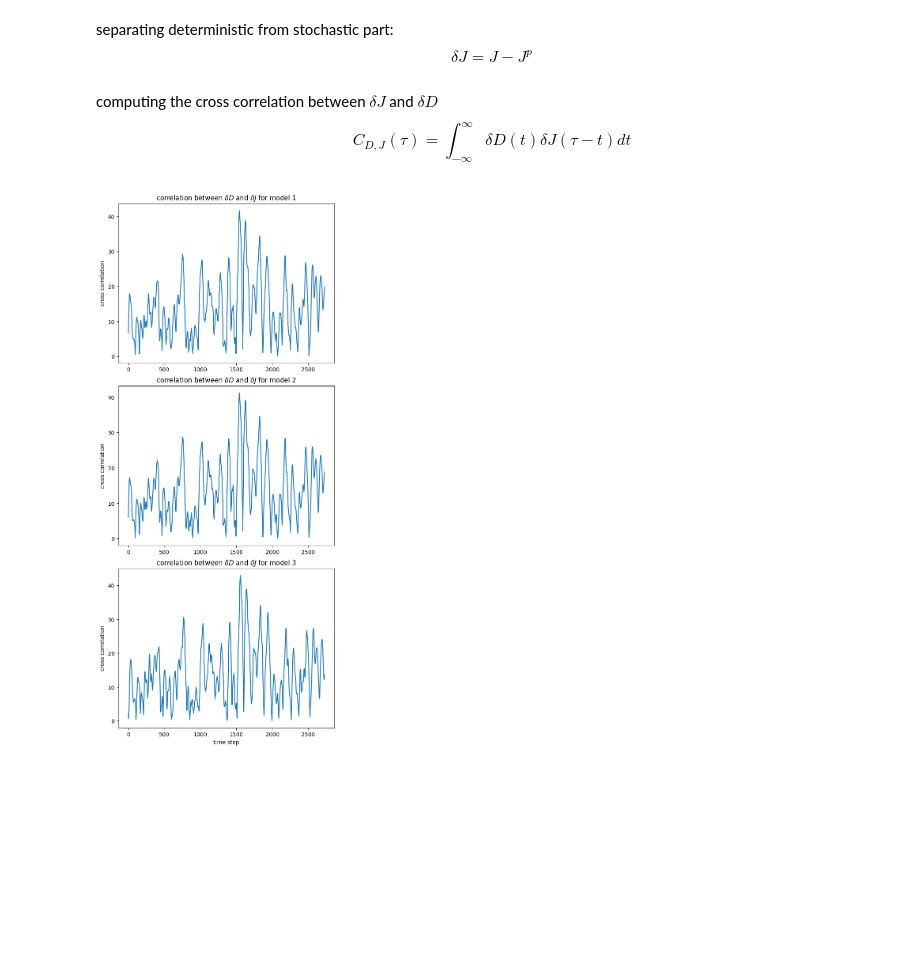
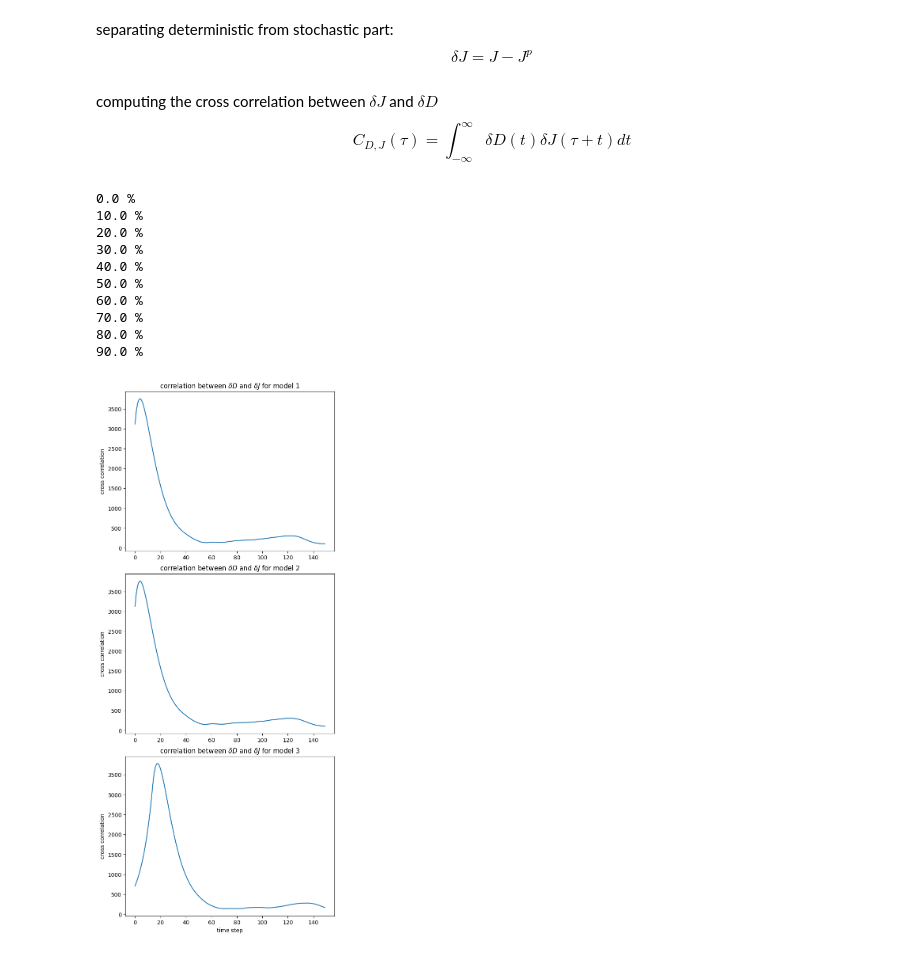
Before and after one commit to SocCog-Team/CPR-modeling, a Jupyter notebook: PhD_jupyter.ipynb, the cells around one changed output. Saved outputs shown, nothing was run; the diff lists cells and outputs as text; code cells hidden in the pictures; blank space fills up the shorter version.

```diff
--- a/PhD_jupyter.ipynb
+++ b/PhD_jupyter.ipynb
@@ -124,4 +127,4 @@ dJ2 = J2 - J_p2
 dJ3 = J3 - J_p3
 # %% [markdown]
 computing the cross correlation between $\delta J$ and $\delta D$
-$$ C_{D,J}(\tau) =  \int_{-\infty}^{\infty} \delta D(t)\delta J(\tau -t)dt$$
+$$ C_{D,J}(\tau) =  \int_{-\infty}^{\infty} \delta D(t)\delta J(\tau + t)dt$$
@@ -132,10 +131,32 @@ C3 = np.convolve(dJ3,delta_D,mode='same')
-# %%
-fig, ax = plt.subplots(3,constrained_layout=True,figsize=(6,14))
-for k,C in enumerate([C1,C2,C3]):
-    ax[k].plot(np.abs(C))
-    ax[k].set_title(r'correlation between $\delta D$ and $\delta J$ for model '+str(k+1))
-    ax[k].set_ylabel('cross correlation')
-ax[k].set_xlabel('time step')
-plt.show()
-# %% [output]
-[figure, removed]
+# %%
+C1,C2,C3 = all_to_ker()
+nb_avg = 100
+for i in range(nb_avg):
+    d1, d2, d3 = all_to_ker()
+    nb = min(len(C1),len(d1))
+    C1[:nb] += d1[:nb]
+    C2[:nb] += d2[:nb]
+    C3[:nb] += d3[:nb]
+    #to have a smoother result we can average
+    if not i%(nb_avg//10):
+        print(100*i/nb_avg,"%")
+
+fig, ax = plt.subplots(3,constrained_layout=True,figsize=(6,14))
+for k,C in enumerate([C1,C2,C3]):
+    ax[k].plot(np.abs(C)[:150])
+    ax[k].set_title(r'correlation between $\delta D$ and $\delta J$ for model '+str(k+1))
+    ax[k].set_ylabel('cross correlation')
+ax[k].set_xlabel('time step')
+plt.show()
+# %% [output]
+0.0 %
+10.0 %
+20.0 %
+30.0 %
+40.0 %
+50.0 %
+60.0 %
+70.0 %
+80.0 %
+90.0 %
+[figure, added]
```
Also changed, not shown: parts of 7 cells of this notebook.
